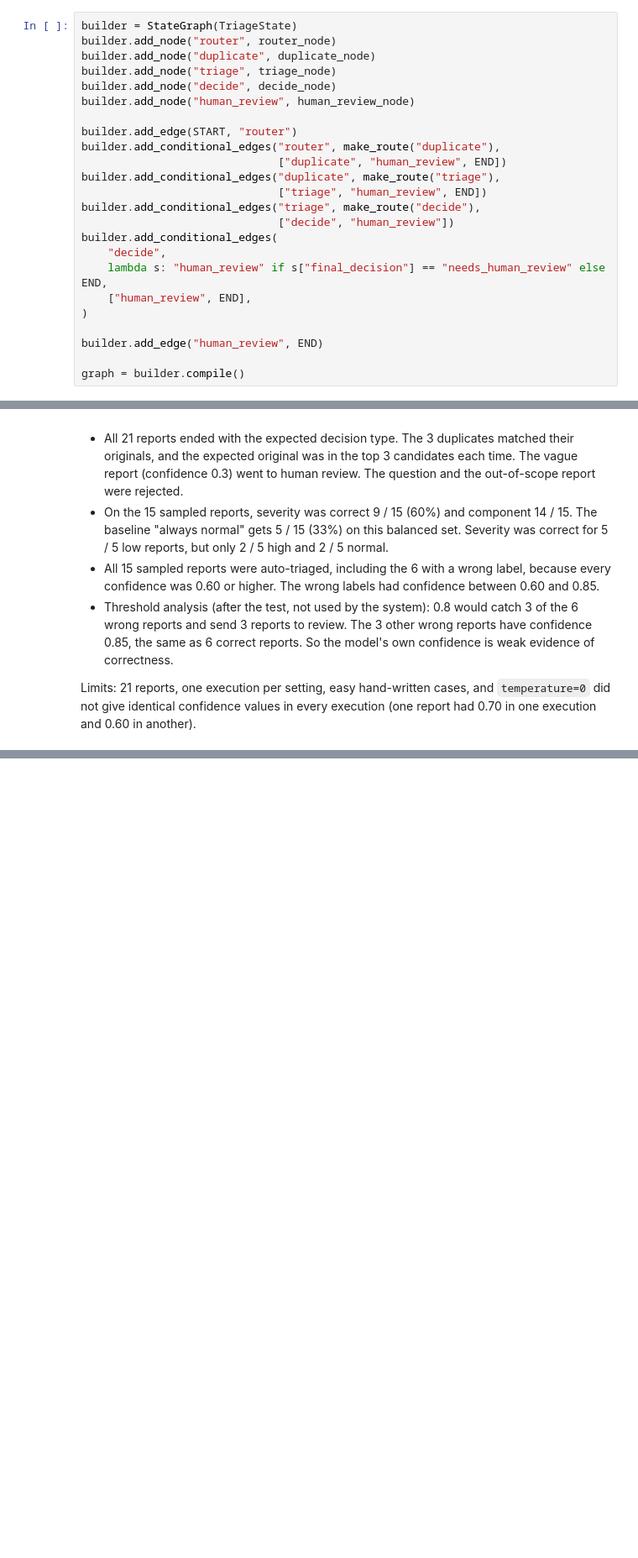
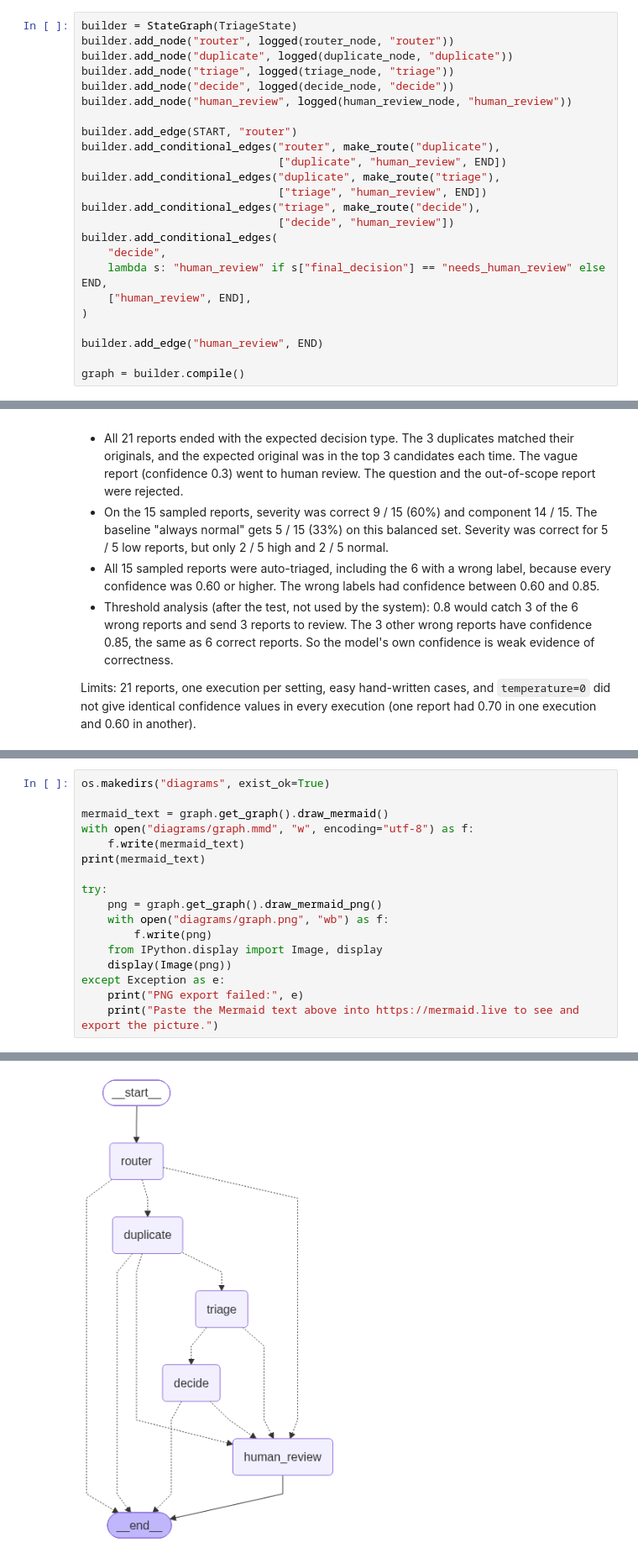
Before and after one commit to bnwiran/design-agentic-workflows-project, a Jupyter notebook: agentic_system.ipynb, the cells around one changed output, grey strips where cells are left out. Shown at 84% size. Cells and saved outputs as stored; diff of their text form; blank space fills up the shorter version.

```diff
--- a/agentic_system.ipynb
+++ b/agentic_system.ipynb
@@ -660,10 +684,10 @@ def make_route(next_node):
 # %%
 builder = StateGraph(TriageState)
-builder.add_node("router", router_node)
-builder.add_node("duplicate", duplicate_node)
-builder.add_node("triage", triage_node)
-builder.add_node("decide", decide_node)
-builder.add_node("human_review", human_review_node)
+builder.add_node("router", logged(router_node, "router"))
+builder.add_node("duplicate", logged(duplicate_node, "duplicate"))
+builder.add_node("triage", logged(triage_node, "triage"))
+builder.add_node("decide", logged(decide_node, "decide"))
+builder.add_node("human_review", logged(human_review_node, "human_review"))
 
 builder.add_edge(START, "router")
 builder.add_conditional_edges("router", make_route("duplicate"),
@@ -792,0 +859,18 @@ Limits: 21 reports, one execution per setting, easy hand-written cases, and `tem
+# %%
+os.makedirs("diagrams", exist_ok=True)
+
+mermaid_text = graph.get_graph().draw_mermaid()
+with open("diagrams/graph.mmd", "w", encoding="utf-8") as f:
+    f.write(mermaid_text)
+print(mermaid_text)
+
+try:
+    png = graph.get_graph().draw_mermaid_png()
+    with open("diagrams/graph.png", "wb") as f:
+        f.write(png)
+    from IPython.display import Image, display
+    display(Image(png))
+except Exception as e:
+    print("PNG export failed:", e)
+    print("Paste the Mermaid text above into https://mermaid.live to see and export the picture.")
+# %% [output]
@@ -792,0 +894 @@ Limits: 21 reports, one execution per setting, easy hand-written cases, and `tem
+[figure, added]
```
Also changed, not shown: parts of 14 cells of this notebook, 4 other files.
